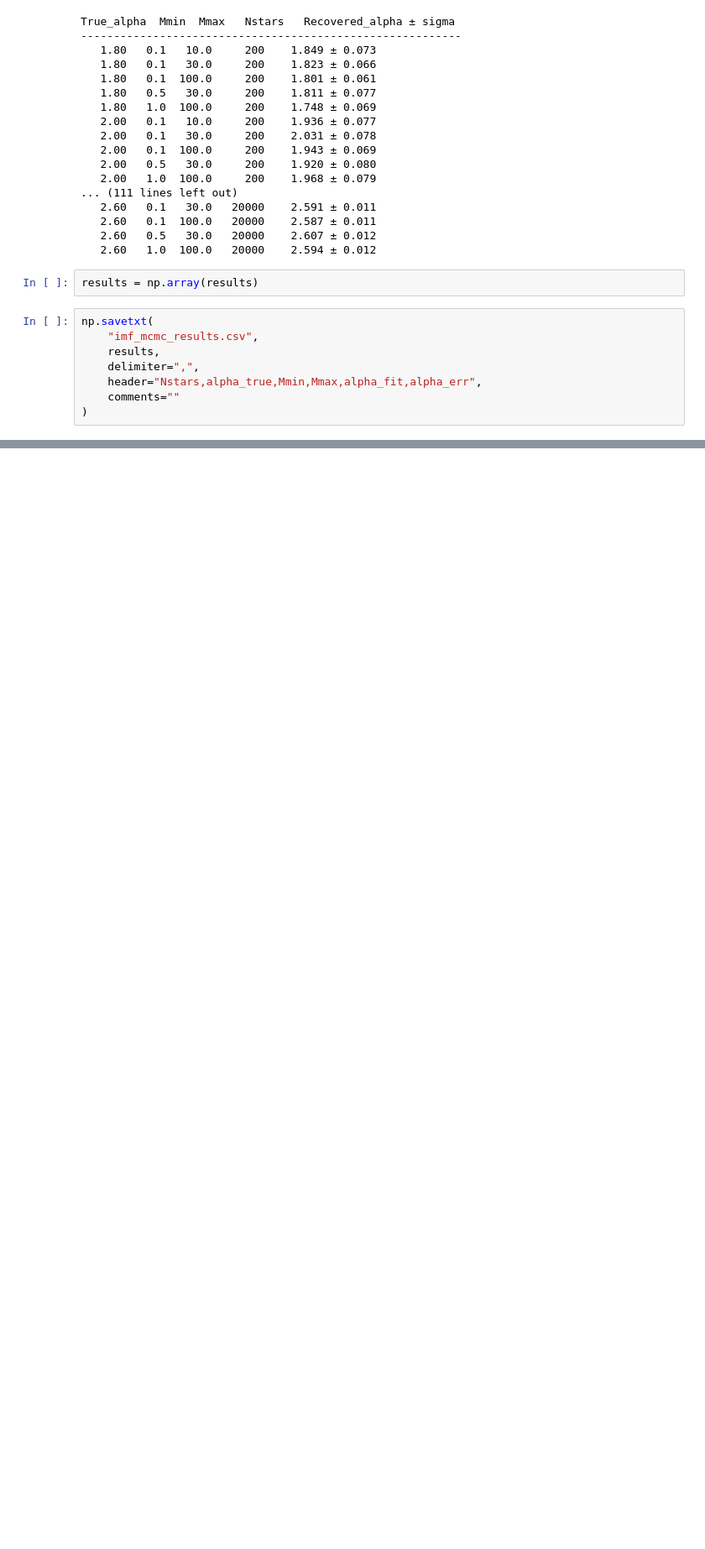
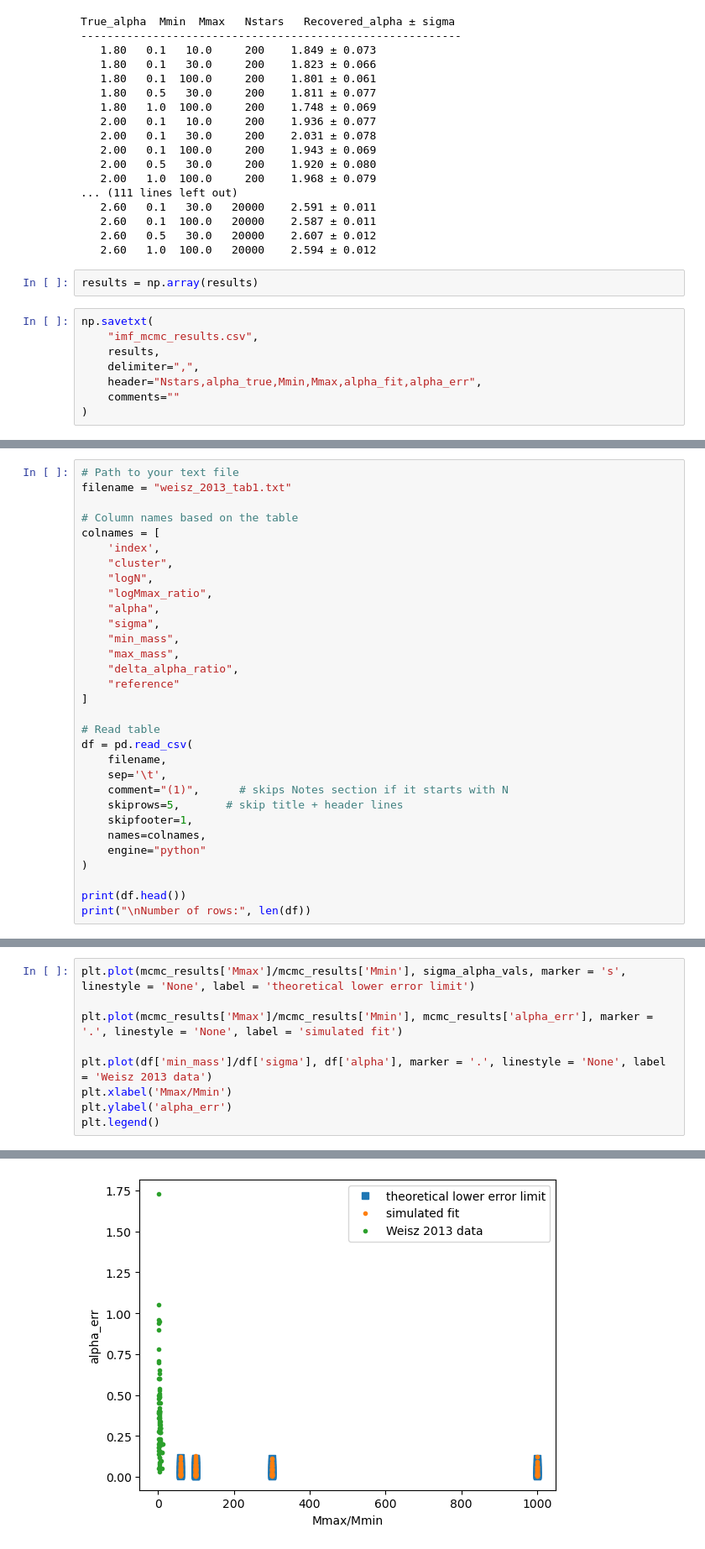
Before and after one commit to nsabrams/ay250_spring2026, a Jupyter notebook: 02_jan22_2026/IMF_sampling.ipynb, the cells around one changed output, grey strips where cells are left out. Shown at 84% size. Saved outputs shown, nothing was run; the diff lists cells and outputs as text; blank space fills up the shorter version.

```diff
--- a/02_jan22_2026/IMF_sampling.ipynb
+++ b/02_jan22_2026/IMF_sampling.ipynb
@@ -258,0 +265,31 @@ ParserError: Defining usecols with out-of-bounds indices is not allowed. [3, 4,
+# %%
+# Path to your text file
+filename = "weisz_2013_tab1.txt"
+
+# Column names based on the table
+colnames = [
+    'index',
+    "cluster",
+    "logN",
+    "logMmax_ratio",
+    "alpha",
+    "sigma",
+    "min_mass",
+    "max_mass",
+    "delta_alpha_ratio",
+    "reference"
+]
+
+# Read table
+df = pd.read_csv(
+    filename,
+    sep='\t',
+    comment="(1)",      # skips Notes section if it starts with N
+    skiprows=5,       # skip title + header lines
+    skipfooter=1,
+    names=colnames,
+    engine="python"
+)
+
+print(df.head())
+print("\nNumber of rows:", len(df))
@@ -258,0 +370,10 @@ ParserError: Defining usecols with out-of-bounds indices is not allowed. [3, 4,
+# %%
+plt.plot(mcmc_results['Mmax']/mcmc_results['Mmin'], sigma_alpha_vals, marker = 's', linestyle = 'None', label = 'theoretical lower error limit')
+
+plt.plot(mcmc_results['Mmax']/mcmc_results['Mmin'], mcmc_results['alpha_err'], marker = '.', linestyle = 'None', label = 'simulated fit')
+
+plt.plot(df['min_mass']/df['sigma'], df['alpha'], marker = '.', linestyle = 'None', label = 'Weisz 2013 data')
+plt.xlabel('Mmax/Mmin')
+plt.ylabel('alpha_err')
+plt.legend()
+# %% [output]
@@ -258,0 +381 @@ ParserError: Defining usecols with out-of-bounds indices is not allowed. [3, 4,
+[figure, added]
```
Also changed, not shown: parts of 15 cells of this notebook, 2 other files.
